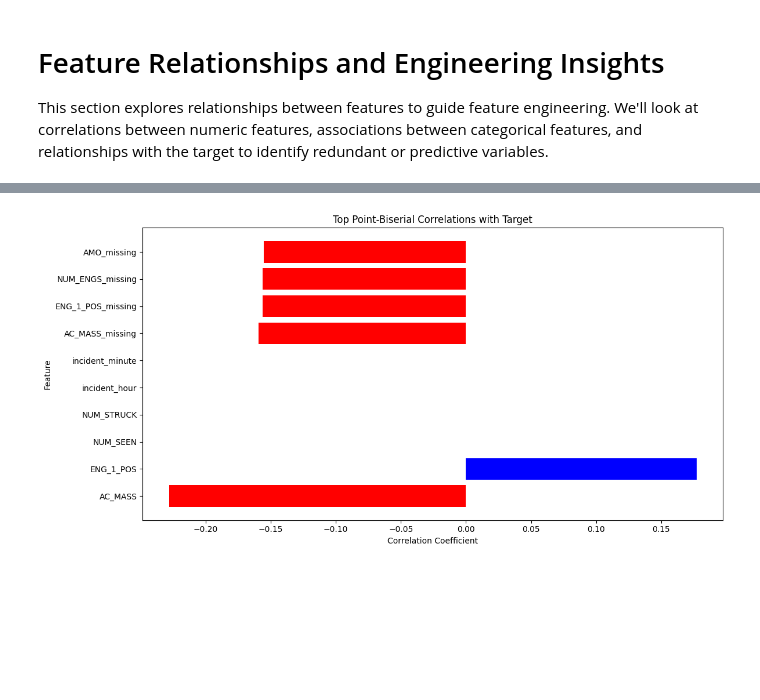
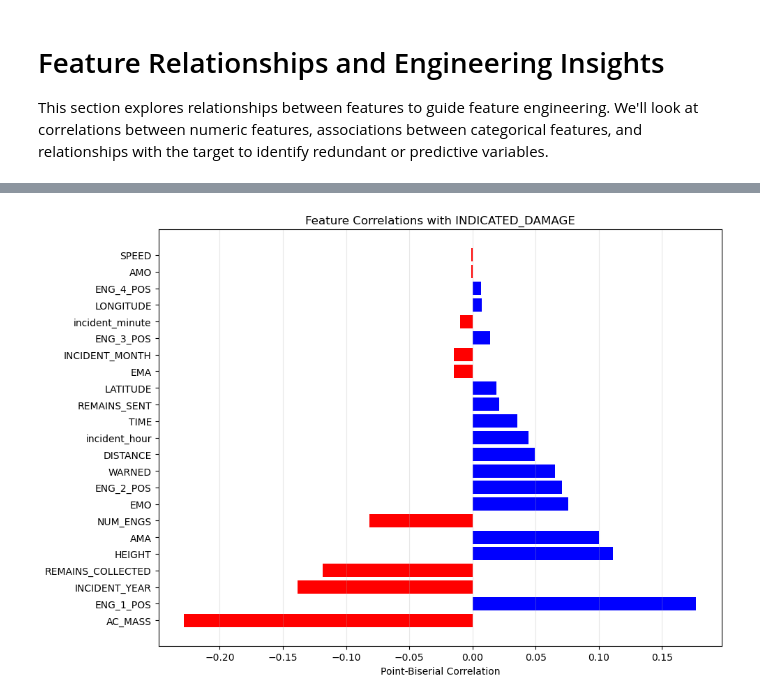
Before and after one commit to sebiaramirez/mpb-ML-project, a Jupyter notebook: ML_project.ipynb, the cells around one changed output, grey strips where cells are left out. Saved outputs shown, nothing was run; the diff lists cells and outputs as text; code cells hidden in the pictures; blank space fills up the shorter version.

```diff
--- a/ML_project.ipynb
+++ b/ML_project.ipynb
@@ -242,11 +250,6 @@ This exploration phase was critical for transforming raw data into actionable in
 print('Train shape:', train_clean.shape)
 print('\nTarget distribution:')
 print(train_clean['INDICATED_DAMAGE'].value_counts(normalize=True).rename('proportion'))
-
-# Missingness summary
-missing = (train_clean.isna().mean() * 100).sort_values(ascending=False)
-print('\nTop missing-rate columns:')
-print(missing[missing > 0].head(20))
 
 # Numeric overview
 numeric_cols = train_clean.select_dtypes(include=['float64', 'int64']).columns.tolist()
@@ -254,7 +257,7 @@ print('\nNumeric summary:')
 print(train_clean[numeric_cols].describe().T[['mean', 'std', 'min', '25%', '50%', '75%', 'max']])
 
 # Top categorical levels and target relationships
-cat_cols = ['TIME_OF_DAY', 'PHASE_OF_FLIGHT', 'SIZE', 'SKY', 'PRECIPITATION', 'SPECIES']
+cat_cols = ['TIME_OF_DAY', 'PHASE_OF_FLIGHT', 'SIZE', 'SKY', 'PRECIPITATION', 'SPECIES', 'AIRCRAFT']
 for col in cat_cols:
     if col in train_clean.columns:
         print(f'\nTop values for {col}:')
@@ -517,37 +508,63 @@ Strongly associated categorical feature pairs (Cramers V > 0.5):
 from scipy.stats import pointbiserialr
 
 if 'INDICATED_DAMAGE' in train_clean.columns:
-    target = train_clean['INDICATED_DAMAGE'].astype(int)
+    target = train_clean["INDICATED_DAMAGE"].astype(int)
     correlations_with_target = {}
+
+    def safe_pointbiserial(x, y):
+        combined = pd.concat([x, y], axis=1).dropna()
+        if combined.empty or combined.iloc[:, 0].nunique() <= 1 or combined.iloc[:, 1].nunique() <= 1:
+            return np.nan, np.nan
+        return pointbiserialr(combined.iloc[:, 0], combined.iloc[:, 1])
 
     # Numeric features
     for col in numeric_cols:
-        corr, p = pointbiserialr(target, train_clean[col])
-        correlations_with_target[col] = {'correlation': corr, 'p_value': p}
+        if col in train_clean.columns:
+            corr, p = safe_pointbiserial(target, train_clean[col])
+            correlations_with_target[col] = {"correlation": corr, "p_value": p}
 
     # Binary/categorical features (encode as numeric)
-    binary_cols = ['REMAINS_COLLECTED', 'REMAINS_SENT', 'WARNED']
+    binary_cols = ["REMAINS_COLLECTED", "REMAINS_SENT", "WARNED"]
     for col in binary_cols:
         if col in train_clean.columns:
             encoded = train_clean[col].astype(int)
-            corr, p = pointbiserialr(target, encoded)
-            correlations_with_target[col] = {'correlation': corr, 'p_value': p}
+            corr, p = safe_pointbiserial(target, encoded)
+            correlations_with_target[col] = {"correlation": corr, "p_value": p}
 
-    # Print results
-    print('Point-biserial correlations with INDICATED_DAMAGE:')
-    for feat, stats in sorted(correlations_with_target.items(), key=lambda x: abs(x[1]['correlation']), reverse=True):
-        print(f'{feat}: r={stats["correlation"]:.3f}, p={stats["p_value"]:.3f}')
+    # Encode TIME as numeric (minutes past midnight)
+    if 'TIME' in train_clean.columns:
+        time_numeric = pd.to_datetime(train_clean['TIME'], format='%H:%M', errors='coerce').dt.hour * 60 + pd.to_datetime(train_clean['TIME'], format='%H:%M', errors='coerce').dt.minute
+        time_numeric = time_numeric.fillna(time_numeric.median())
+        corr, p = safe_pointbiserial(target, time_numeric)
+        correlations_with_target['TIME'] = {"correlation": corr, "p_value": p}
 
-    # Visualize top correlations
-    top_features = sorted(correlations_with_target.items(), key=lambda x: abs(x[1]['correlation']), reverse=True)[:10]
-    features, corrs = zip(*[(f, s['correlation']) for f, s in top_features])
+    # Exclude _missing indicator features from correlations
+    correlations_with_target = {k: v for k, v in correlations_with_target.items() if not k.endswith("_missing")}
 
-    plt.figure(figsize=(12, 6))
-    plt.barh(features, corrs, color=['red' if c < 0 else 'blue' for c in corrs])
-    plt.title('Top Point-Biserial Correlations with Target')
-    plt.xlabel('Correlation Coefficient')
-    plt.ylabel('Feature')
-    plt.tight_layout()
-    plt.show()
+    # Display the correlations sorted by absolute strength
+    corr_summary = sorted(
+        correlations_with_target.items(),
+        key=lambda item: abs(item[1]["correlation"]) if not np.isnan(item[1]["correlation"]) else -1,
+        reverse=True
+    )
+    print("Point-biserial correlations with INDICATED_DAMAGE:")
+    for col, stats in corr_summary:
+        if np.isnan(stats["correlation"]):
+            print(f"{col}: correlation=nan, p-value=nan")
+        else:
+            print(f"{col}: correlation={stats["correlation"]:.4f}, p-value={stats["p_value"]}")
+
+    # Visualize the correlations
+    import matplotlib.pyplot as plt
+    valid_corrs = [(col, stats["correlation"]) for col, stats in corr_summary if not np.isnan(stats["correlation"])]
+    if valid_corrs:
+        cols, corrs = zip(*valid_corrs)
+        plt.figure(figsize=(10, max(6, len(cols) * 0.3)))
+        bars = plt.barh(cols, corrs, color=["red" if c < 0 else "blue" for c in corrs])
+        plt.xlabel("Point-Biserial Correlation")
+        plt.title("Feature Correlations with INDICATED_DAMAGE")
+        plt.grid(axis="x", alpha=0.3)
+        plt.tight_layout()
+        plt.show()
 # %% [output]
 Point-biserial correlations with INDICATED_DAMAGE:
@@ -570 +587 @@ SPEED: r=-0.001, p=0.726
-[figure, old version]
+[figure, new version]
```
Also changed, not shown: parts of 17 cells of this notebook, 1 other file.
